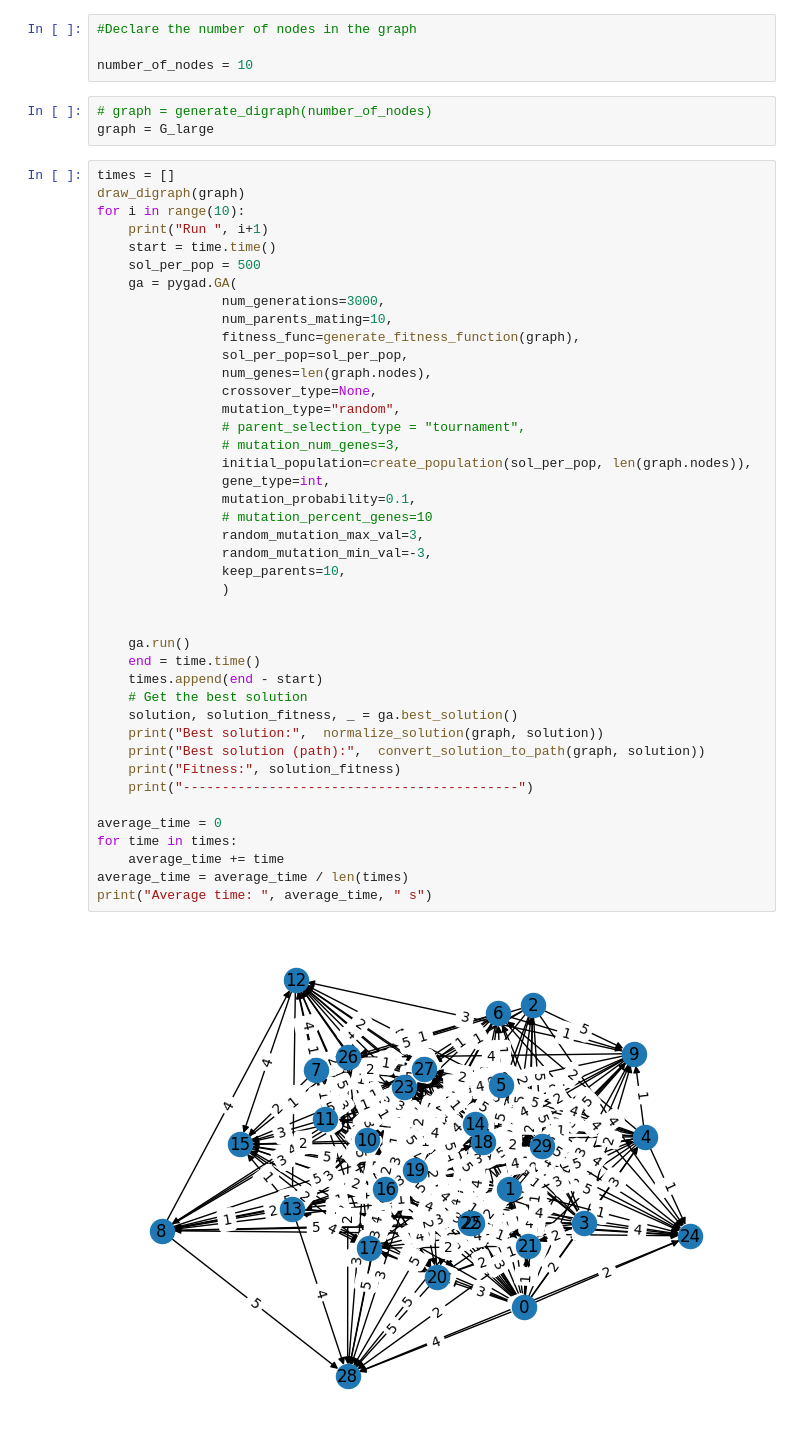
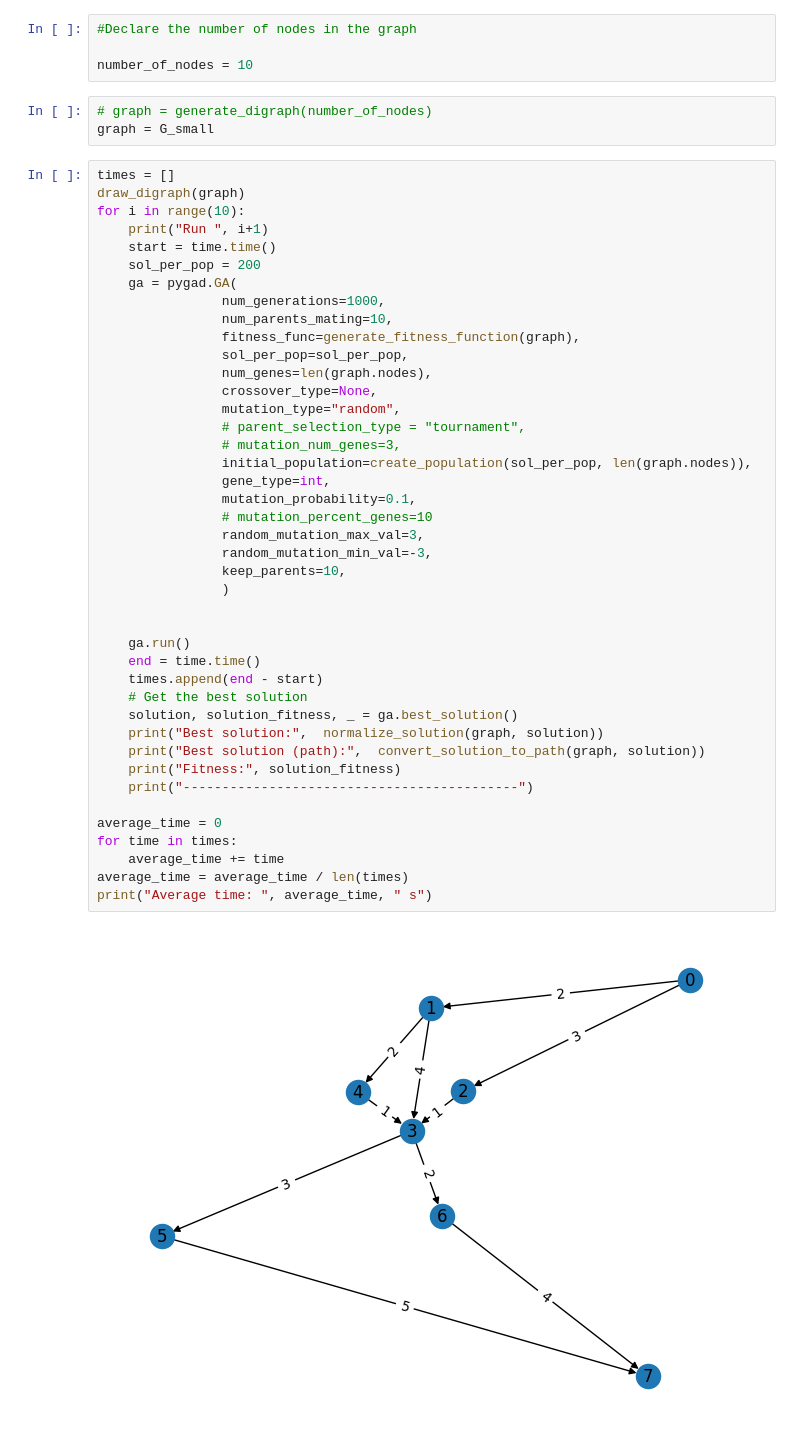
Before and after one commit to Karol-Wisniewski/ComputationalIntelligence, a Jupyter notebook: Project/LongestPathProblem.ipynb, the cells around one changed output. Saved outputs shown, nothing was run; the diff lists cells and outputs as text.

```diff
--- a/Project/LongestPathProblem.ipynb
+++ b/Project/LongestPathProblem.ipynb
@@ -170,16 +170,16 @@ def create_population(pop_size, nodes_count):
 number_of_nodes = 10
 # %%
 # graph = generate_digraph(number_of_nodes)
-graph = G_large
+graph = G_small
 # %%
 times = []
 draw_digraph(graph)
 for i in range(10):
     print("Run ", i+1)
     start = time.time()
-    sol_per_pop = 500
+    sol_per_pop = 200
     ga = pygad.GA(
-                num_generations=3000,
+                num_generations=1000,
                 num_parents_mating=10,
                 fitness_func=generate_fitness_function(graph),
                 sol_per_pop=sol_per_pop,
@@ -187,32 +187,32 @@ for i in range(10):
                 crossover_type=None,
                 mutation_type="random",
                 # parent_selection_type = "tournament",
                 # mutation_num_genes=3,
                 initial_population=create_population(sol_per_pop, len(graph.nodes)),
                 gene_type=int,
                 mutation_probability=0.1,
                 # mutation_percent_genes=10
                 random_mutation_max_val=3,
                 random_mutation_min_val=-3,
                 keep_parents=10,
                 )
 
 
     ga.run()
     end = time.time()
     times.append(end - start)
     # Get the best solution
     solution, solution_fitness, _ = ga.best_solution()
     print("Best solution:",  normalize_solution(graph, solution))
     print("Best solution (path):",  convert_solution_to_path(graph, solution))
     print("Fitness:", solution_fitness)
     print("-------------------------------------------")
 
 average_time = 0
 for time in times:
     average_time += time
 average_time = average_time / len(times)
 print("Average time: ", average_time, " s")
 # %% [output]
-[figure, old version]
+[figure, new version]
 Run  1
```
Also changed, not shown: parts of 4 cells of this notebook, 3 other files.
